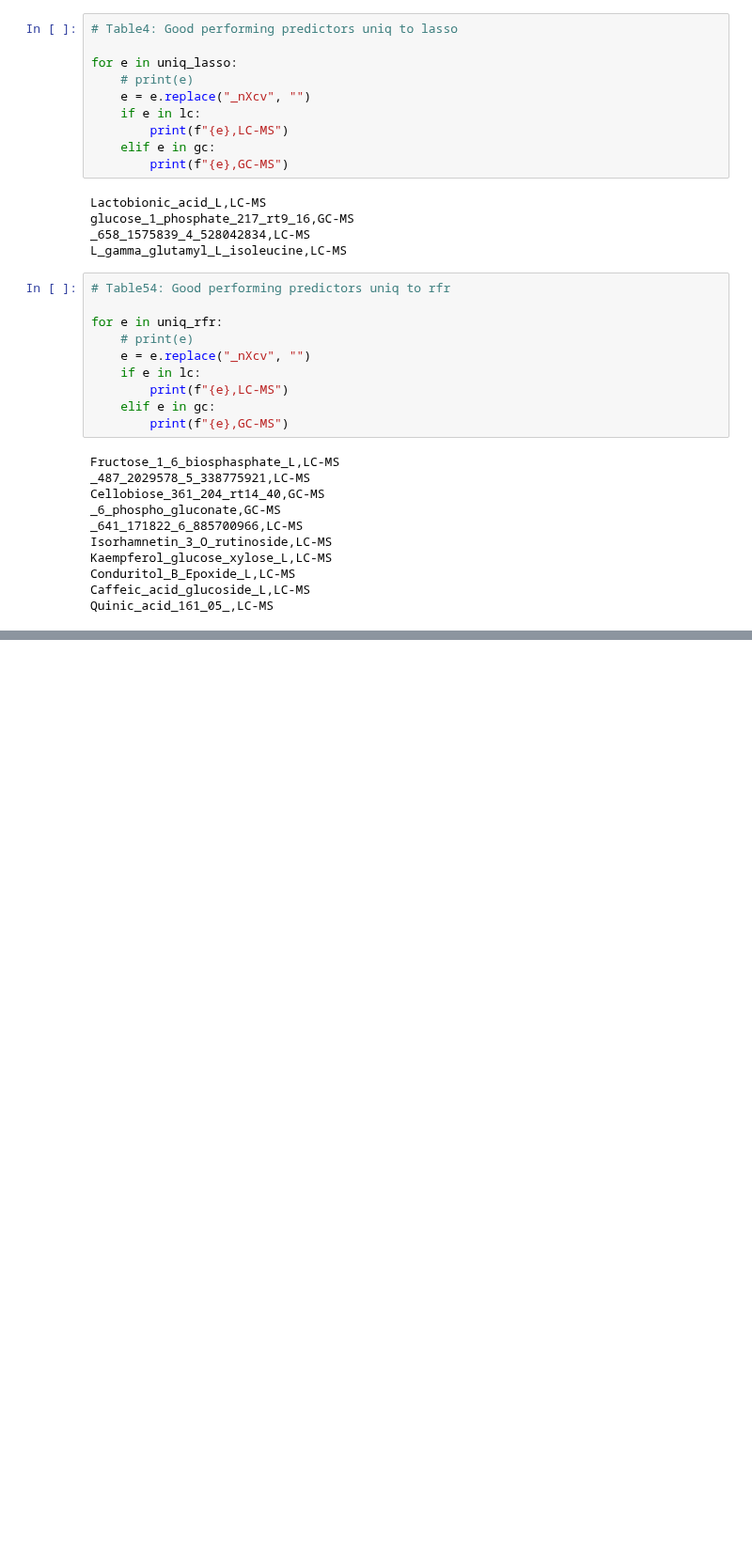
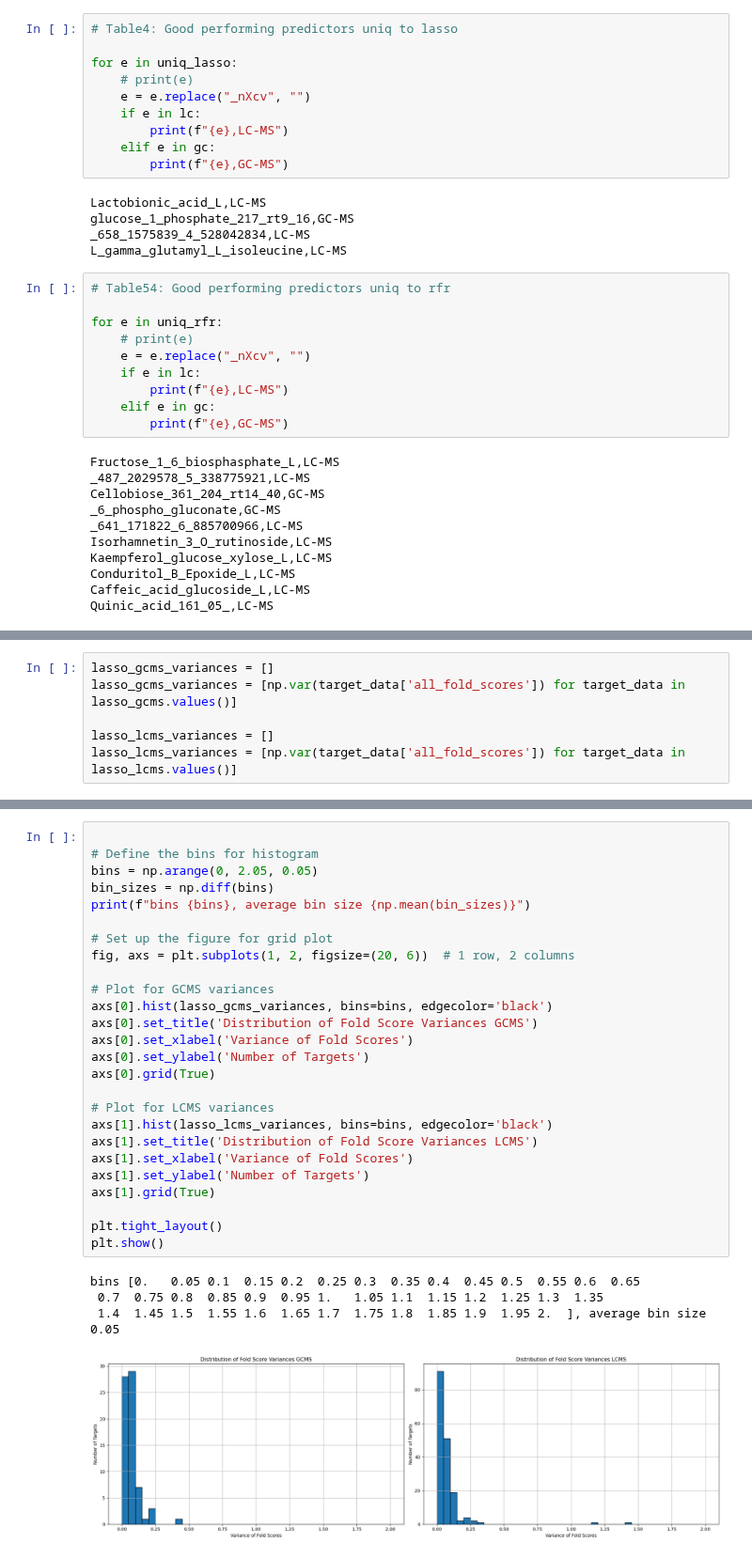
Before and after one commit to Yawkward/x.elegans, a Jupyter notebook: cv_pipline_feat_reduction/newfeaturespace/newfeat_lasso_rfr.ipynb, the cells around one changed output, grey strips where cells are left out. Shown at 94% size. Drawn from its saved outputs; the diff is of its cells as text; blank space fills up the shorter version.

Commit message:
wgcna perf plots lasso rfr, GC vs LC ms

```diff
--- a/cv_pipline_feat_reduction/newfeaturespace/newfeat_lasso_rfr.ipynb
+++ b/cv_pipline_feat_reduction/newfeaturespace/newfeat_lasso_rfr.ipynb
@@ -113,0 +161,6 @@ Quinic_acid_161_05_,LC-MS
+# %%
+lasso_gcms_variances = []
+lasso_gcms_variances = [np.var(target_data['all_fold_scores']) for target_data in lasso_gcms.values()]
+
+lasso_lcms_variances = []
+lasso_lcms_variances = [np.var(target_data['all_fold_scores']) for target_data in lasso_lcms.values()]
@@ -113,0 +197,31 @@ Quinic_acid_161_05_,LC-MS
+# %%
+
+# Define the bins for histogram
+bins = np.arange(0, 2.05, 0.05)
+bin_sizes = np.diff(bins)
+print(f"bins {bins}, average bin size {np.mean(bin_sizes)}")
+
+# Set up the figure for grid plot
+fig, axs = plt.subplots(1, 2, figsize=(20, 6))  # 1 row, 2 columns
+
+# Plot for GCMS variances
+axs[0].hist(lasso_gcms_variances, bins=bins, edgecolor='black')
+axs[0].set_title('Distribution of Fold Score Variances GCMS')
+axs[0].set_xlabel('Variance of Fold Scores')
+axs[0].set_ylabel('Number of Targets')
+axs[0].grid(True)
+
+# Plot for LCMS variances
+axs[1].hist(lasso_lcms_variances, bins=bins, edgecolor='black')
+axs[1].set_title('Distribution of Fold Score Variances LCMS')
+axs[1].set_xlabel('Variance of Fold Scores')
+axs[1].set_ylabel('Number of Targets')
+axs[1].grid(True)
+
+plt.tight_layout()
+plt.show()
+# %% [output]
+bins [0.   0.05 0.1  0.15 0.2  0.25 0.3  0.35 0.4  0.45 0.5  0.55 0.6  0.65
+ 0.7  0.75 0.8  0.85 0.9  0.95 1.   1.05 1.1  1.15 1.2  1.25 1.3  1.35
+ 1.4  1.45 1.5  1.55 1.6  1.65 1.7  1.75 1.8  1.85 1.9  1.95 2.  ], average bin size 0.05
+[figure, added]
```
Also changed, not shown: parts of 25 cells of this notebook.
